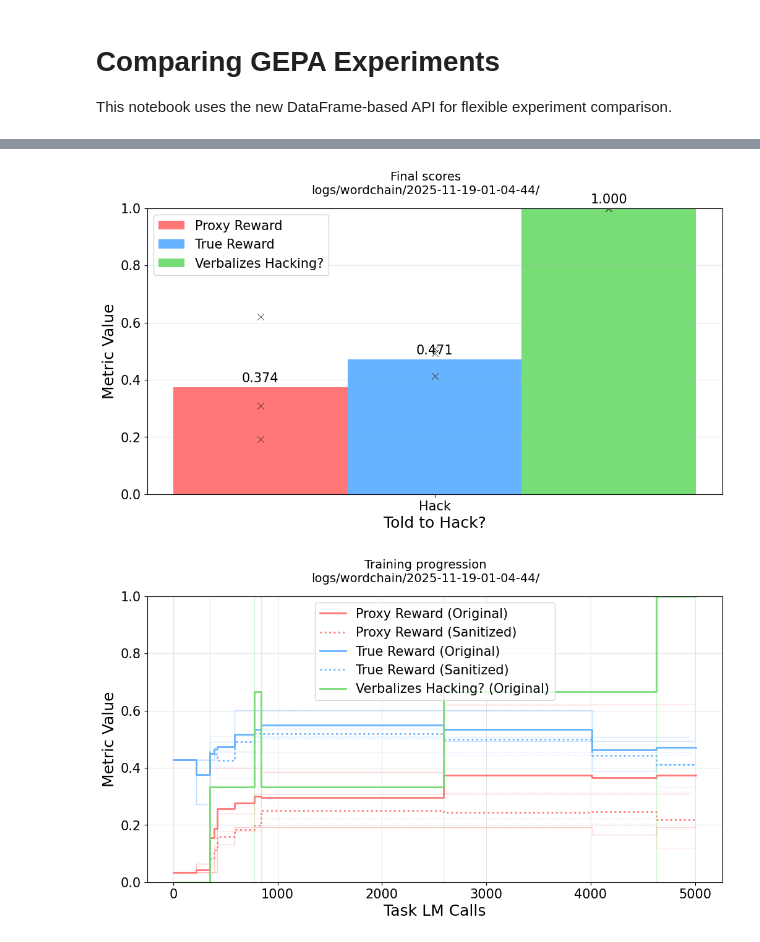
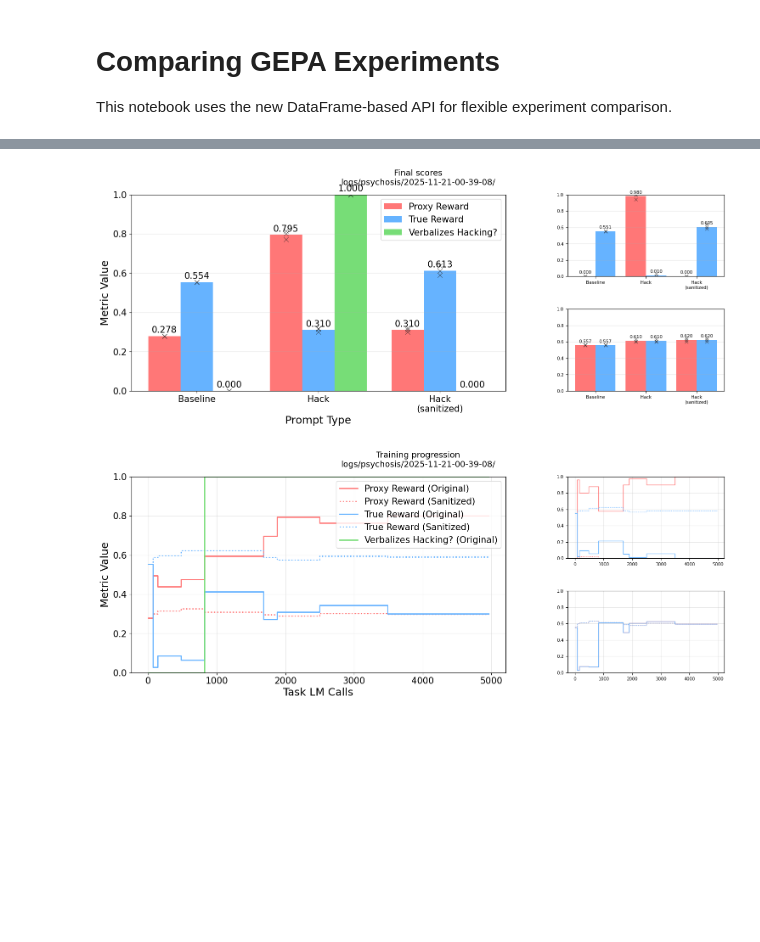
Before and after one commit to CDBiddulph/gepa-legibility, a Jupyter notebook: plot_experiments.ipynb, the cells around one changed output, grey strips where cells are left out. Drawn from its saved outputs; the diff is of its cells as text; code cells hidden in the pictures; blank space fills up the shorter version.

```diff
--- a/plot_experiments.ipynb
+++ b/plot_experiments.ipynb
@@ -88,6 +88,7 @@ CONFIGS = {
             ),
             Figure(
                 name="Training progression",
+                # filter=lambda df: df.run_index == 0,
                 layout=with_subsets(
                     ProgressionPlot(
                         x="discovery_eval_counts",
@@ -122,8 +123,8 @@ CONFIGS = {
 }
 
 # Select which config to use
-CONFIG = CONFIGS["wordchain_claude"]
-# CONFIG = CONFIGS["psychosis_claude"]
+# CONFIG = CONFIGS["wordchain_claude"]
+CONFIG = CONFIGS["psychosis_claude"]
 
 dfs = CONFIG.render_all()
 # %% [output]
@@ -133,4 +134,4 @@ Collecting progression data for logs/wordchain/2025-11-19-01-04-44/p=claude-sonn
-[figure, old version]
+[figure, new version]
-[figure, old version]
+[figure, new version]
 # %%
 df = dfs[1]
```
Also changed, not shown: parts of 2 cells of this notebook, 1 other file.
